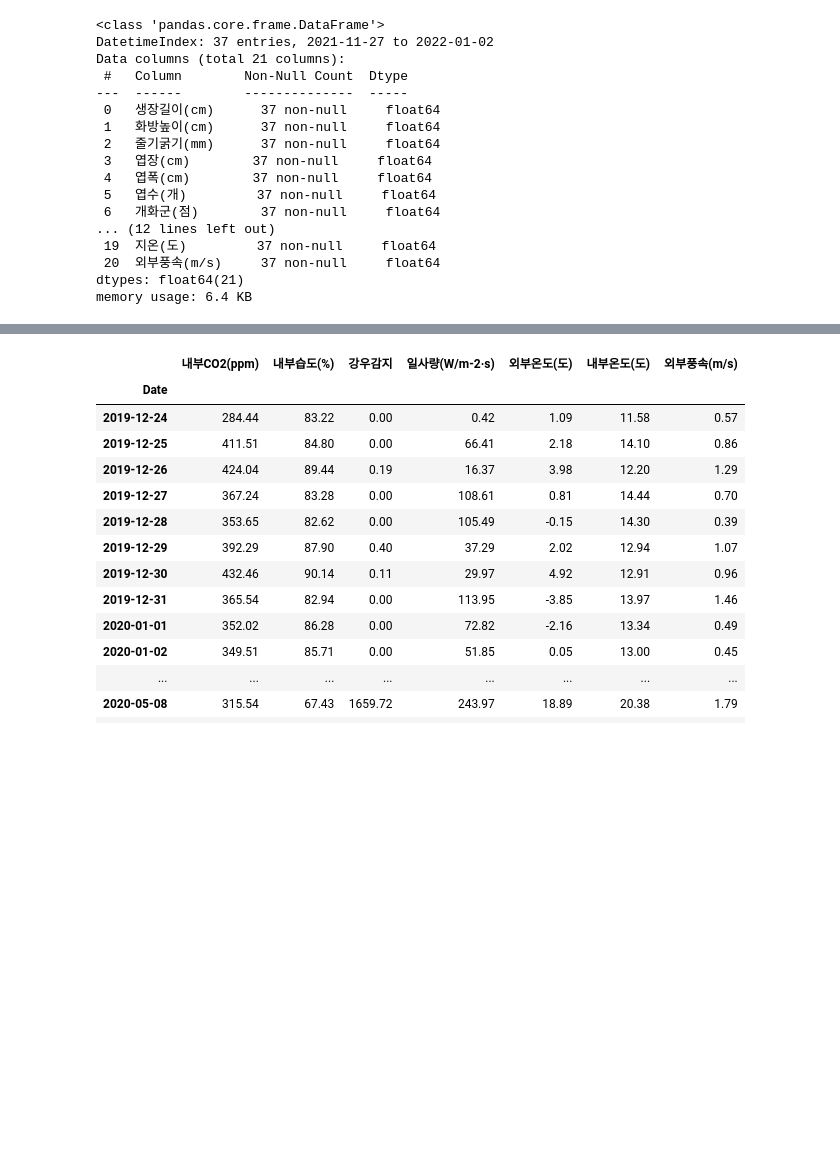
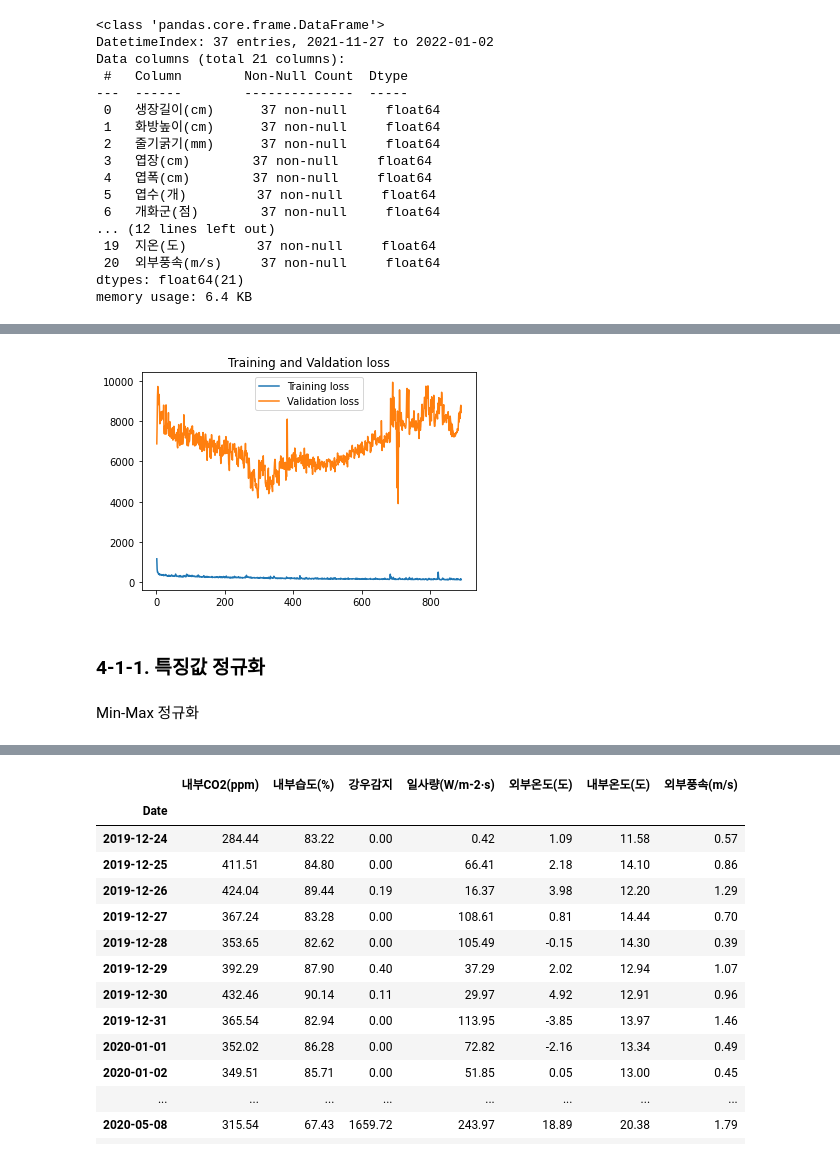
Before and after one commit to sexymonster/Projects, a Jupyter notebook: TeamProject/TomatoDataCustom.ipynb, the cells around one changed output, grey strips where cells are left out. Drawn from its saved outputs; the diff is of its cells as text; code cells hidden in the pictures; blank space fills up the shorter version.

Commit message:
LSTM 모델 적용후 보완점 찾는중

```diff
--- a/TeamProject/TomatoDataCustom.ipynb
+++ b/TeamProject/TomatoDataCustom.ipynb
@@ -805,0 +822,32 @@ memory usage: 6.4 KB
+# %%
+# 농가 1로 학습하고 농가 3로 테스트
+x_3 = array(ndf_merge3[["내부습도(%)","지습(%)","일사량(W/m-2·s)","외부온도(도)","내부온도(도)"]])
+y_3 = array(ndf_merge3["열매수(개)"])
+# %%
+x = array(ndf_merge1[["내부습도(%)","지습(%)","일사량(W/m-2·s)","외부온도(도)","내부온도(도)"]])
+y = array(ndf_merge1["열매수(개)"])
+print(x.shape)
+print(y.shape)
+x = x.reshape((x.shape[0], x.shape[1],1))
+print(x.shape)
+
+model = Sequential()
+model.add(LSTM(20, activation = "relu", input_shape = (5,1)))
+model.add(Dense(5))
+model.add(Dense(1))
+model.summary()
+
+
+model.compile(optimizer = "adam", loss = "mse")
+
+early_stopping = EarlyStopping(monitor = "loss", patience = 100, mode = "auto")
+
+# loss값을 모니터해서 과적합이 생기면 100번 더 돌고 끊음
+# mode=auto loss면 최저값이100번정도 반복되면 정지, acc면 최고값이 100번정도 반복되면 정지
+# mode=min, mode=max
+history = model.fit(x, y,
+                    epochs = 1000,
+                    batch_size = 1,
+                    verbose = 2,
+                    callbacks = [early_stopping],
+                    validation_data=(x_3,y_3))
@@ -805,0 +872,16 @@ memory usage: 6.4 KB
+# %%
+loss = history.history['loss']
+val_loss = history.history['val_loss']
+epochs = range(1, len(loss)+1)
+plt.figure()
+plt.plot(epochs, loss, label='Training loss')
+plt.plot(epochs, val_loss, label='Validation loss')
+plt.title('Training and Valdation loss')
+plt.legend()
+plt.show()
+# %% [output]
+[figure, added]
+# %% [markdown]
+### 4-1-1. 특징값 정규화
+# %% [markdown]
+Min-Max 정규화
```
Also changed, not shown: parts of 24 cells of this notebook.
